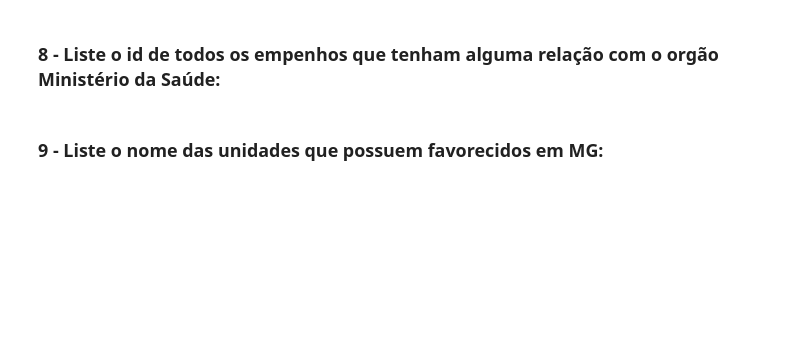
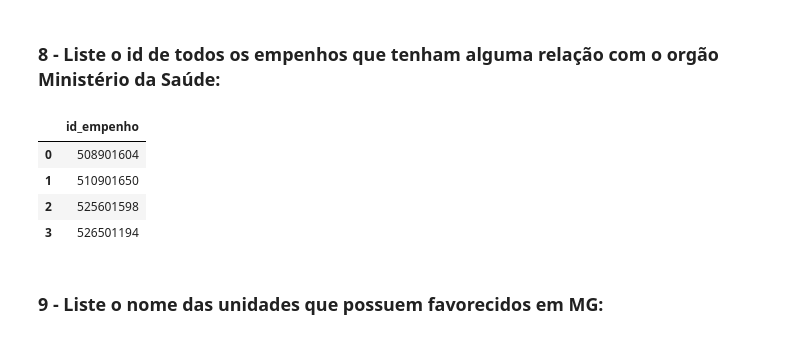
Before and after one commit to bruno-marcelino10/estudos-com-py, a Jupyter notebook: exercícios/Trabalhos Introdução a Banco de Dados/TP1/TP1_2019013155.ipynb, the cells around one changed output. Cells and saved outputs as stored; diff of their text form; code cells hidden in the pictures; blank space fills up the shorter version.

```diff
--- a/exercícios/Trabalhos Introdução a Banco de Dados/TP1/TP1_2019013155.ipynb
+++ b/exercícios/Trabalhos Introdução a Banco de Dados/TP1/TP1_2019013155.ipynb
@@ -456,2 +437,19 @@ runQuery(q8, "q8")
+# %%
+q8 = """
+    SELECT id_empenho
+    FROM empenho E, unidade U, orgao O
+    WHERE
+        E.id_unidade = U.id_unidade
+        AND U.id_orgao = O.id_orgao
+        AND nome_orgao = 'Ministério da Saúde'
+"""
+#NÃO ALTERE AS LINHAS ABAIXO
+runQuery(q8, "q8")
+# %% [output]
+|  | id_empenho |
+| 0 | 508901604 |
+| 1 | 510901650 |
+| 2 | 525601598 |
+| 3 | 526501194 |
 # %% [markdown]
 ### 9 - Liste o nome das unidades que possuem favorecidos em MG:
```
Also changed, not shown: parts of 21 cells of this notebook, 2 other files.
